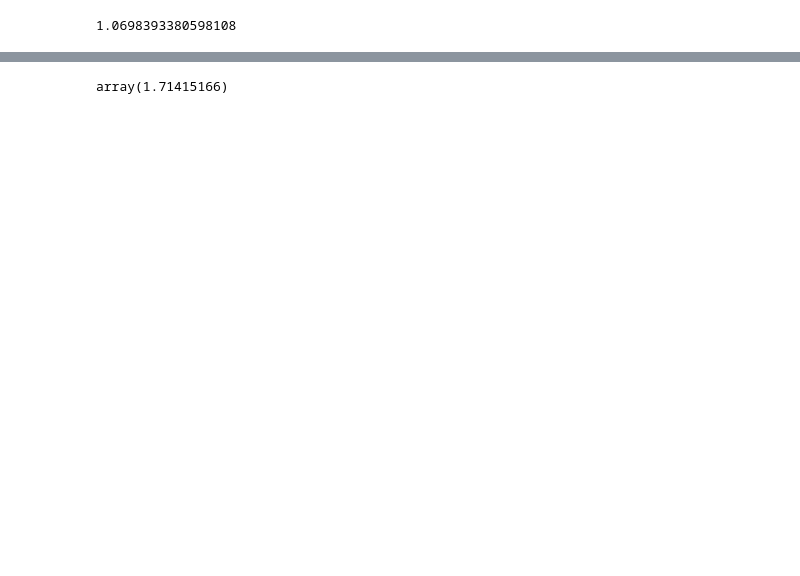
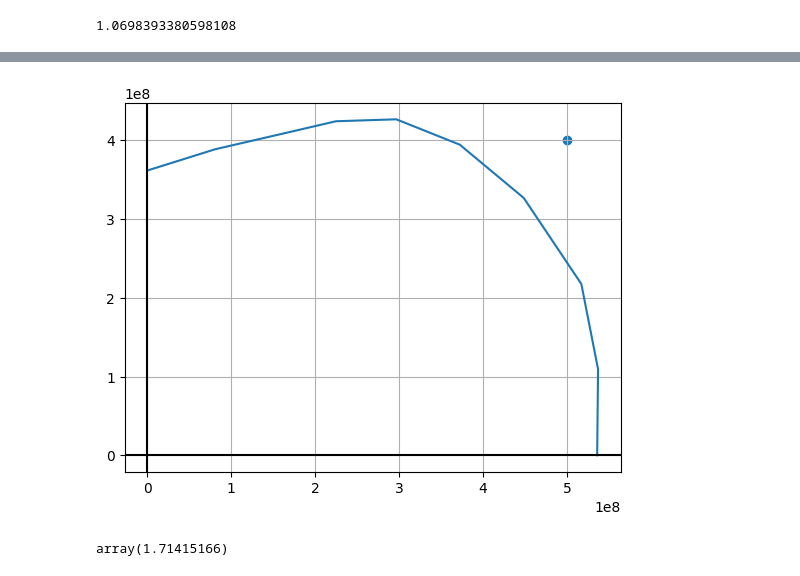
Before and after one commit to mhitarahomy/pyStructureDesign, a Jupyter notebook: Helper.ipynb, the cells around one changed output, grey strips where cells are left out. Saved outputs shown, nothing was run; the diff lists cells and outputs as text; code cells hidden in the pictures; blank space fills up the shorter version.

```diff
--- a/Helper.ipynb
+++ b/Helper.ipynb
@@ -109,3 +110,18 @@ plt.show()
+# %%
+lbound = 0 if 0<= angle <90 else 90 if 90<= angle <180 else 180 if 180<= angle <270 else 270
+ubound = 90 if 0<= angle <90 else 180 if 90<= angle <180 else 270 if 180<= angle <270 else 360
+angle_list = np.linspace(lbound, ubound, 10)
+Mxy_list = np.array([calc_Mn(data, Pu, _angle) for _angle in angle_list])
+# %%
+fig, axs = plt.subplots()
+axs.plot(Mxy_list[:, 1], Mxy_list[:, 2])
+axs.scatter(Mux, Muy)
+axs.axhline(y=0, color='k', linestyle='-')
+axs.axvline(x=0, color='k', linestyle='-')
+axs.grid(True)
+plt.show()
+# %% [output]
+[figure, added]
 # %%
 calc_percent(data, Pu, Mux, Muy)
 # %% [output]
```
Also changed, not shown: parts of 4 cells of this notebook.
